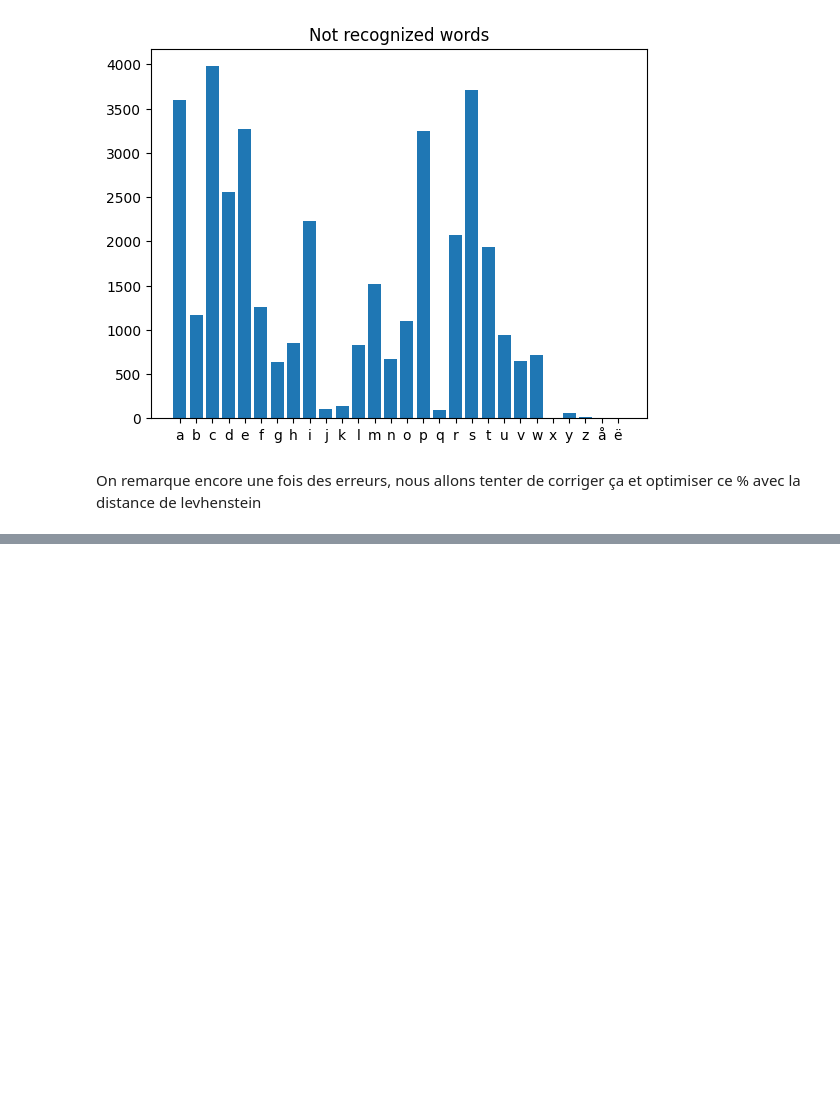
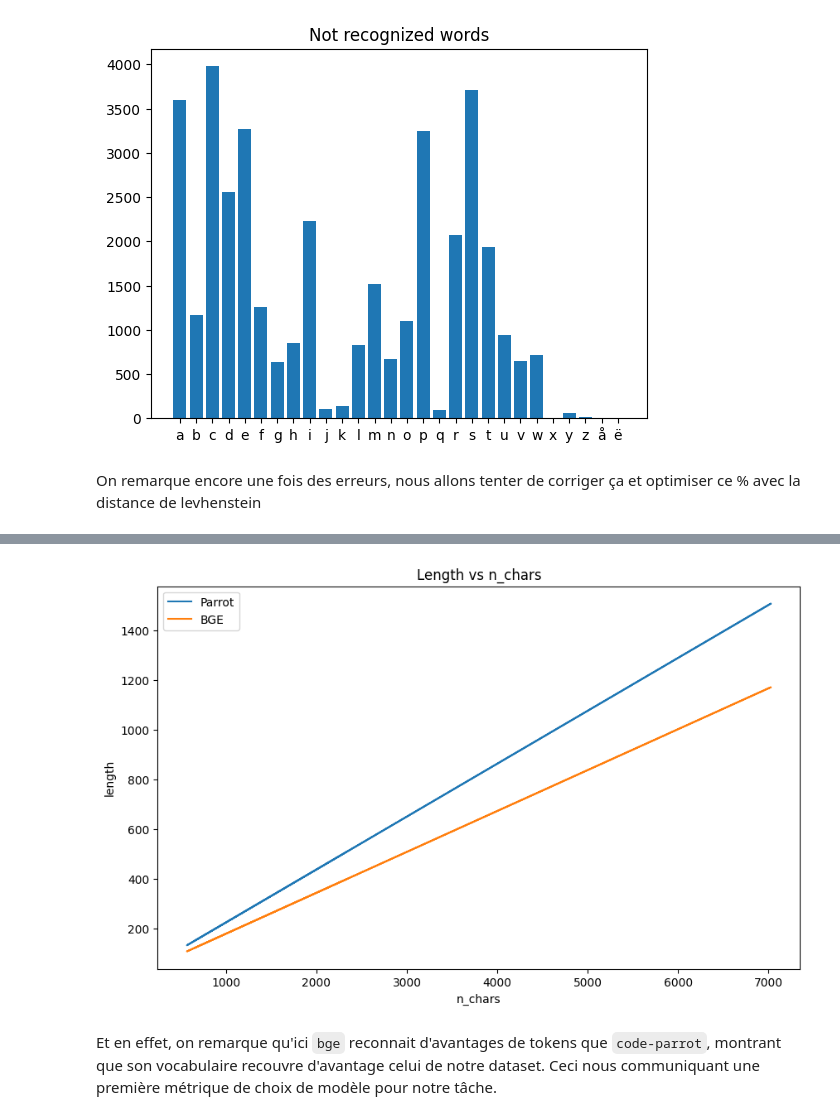
Before and after one commit to mlengineershub/LazyTeacher, a Jupyter notebook: eda.ipynb, the cells around one changed output, grey strips where cells are left out. Drawn from its saved outputs; the diff is of its cells as text; code cells hidden in the pictures; blank space fills up the shorter version.

```diff
--- a/eda.ipynb
+++ b/eda.ipynb
@@ -483,0 +505,3 @@ df.to_csv('train_cleaned.csv', index=False)
+# %%
+model_code = "codeparrot/codeparrot"
+model_nlp = "BAAI/bge-large-en-v1.5"
@@ -483,0 +510,4 @@ df.to_csv('train_cleaned.csv', index=False)
+# %%
+tokenizer_parrot = AutoTokenizer.from_pretrained(model_code)
+# %%
+tokenizer_nlp = AutoTokenizer.from_pretrained(model_nlp)
@@ -483,0 +572,6 @@ df.to_csv('train_cleaned.csv', index=False)
+# %%
+df_count = pd.DataFrame(columns=['parrot_length', 'n_chars', 'bge_length'])
+
+df_count['parrot_length'] = df['corrected_text'].progress_apply(lambda x: len(tokenizer_parrot(x, add_special_tokens=False)['input_ids']))
+df_count['n_chars'] = df['corrected_text'].progress_apply(lambda x: len(x))
+df_count['bge_length'] = df['corrected_text'].progress_apply(lambda x: len(tokenizer_nlp(x, add_special_tokens=False)['input_ids']))
@@ -483,0 +593,19 @@ df.to_csv('train_cleaned.csv', index=False)
+# %%
+parrot_coef = 0.21324
+bge_coef = 0.164849
+parrot_b = 10.5084
+bge_b = 13.3983
+
+plt.figure(figsize=(10, 6))
+plt.plot(df_count['n_chars'], parrot_coef * df_count['n_chars'] + parrot_b, label='Parrot')
+plt.plot(df_count['n_chars'], bge_coef * df_count['n_chars'] + bge_b, label='BGE')
+
+plt.xlabel('n_chars')
+plt.ylabel('length')
+plt.title('Length vs n_chars')
+plt.legend()
+plt.show()
+# %% [output]
+[figure, added]
+# %% [markdown]
+Et en effet, on remarque qu'ici `bge` reconnait d'avantages de tokens que `code-parrot`, montrant que son vocabulaire recouvre d'avantage celui de notre dataset. Ceci nous communiquant une première métrique de choix de modèle pour notre tâche.
```
Also changed, not shown: parts of 41 cells of this notebook.
